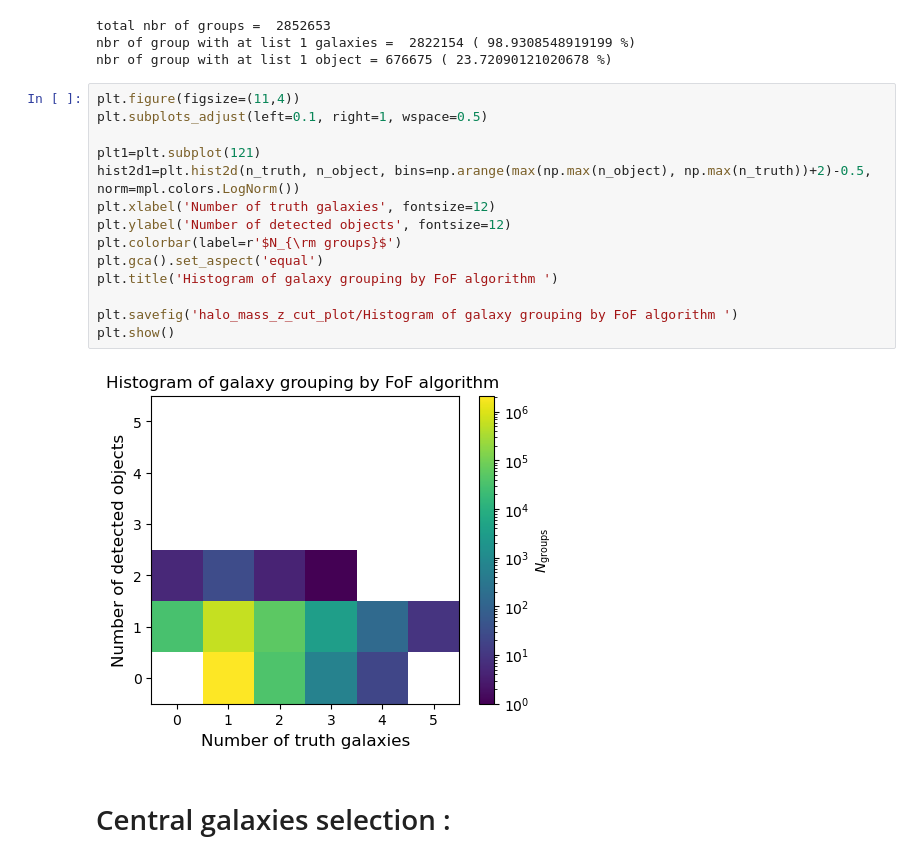
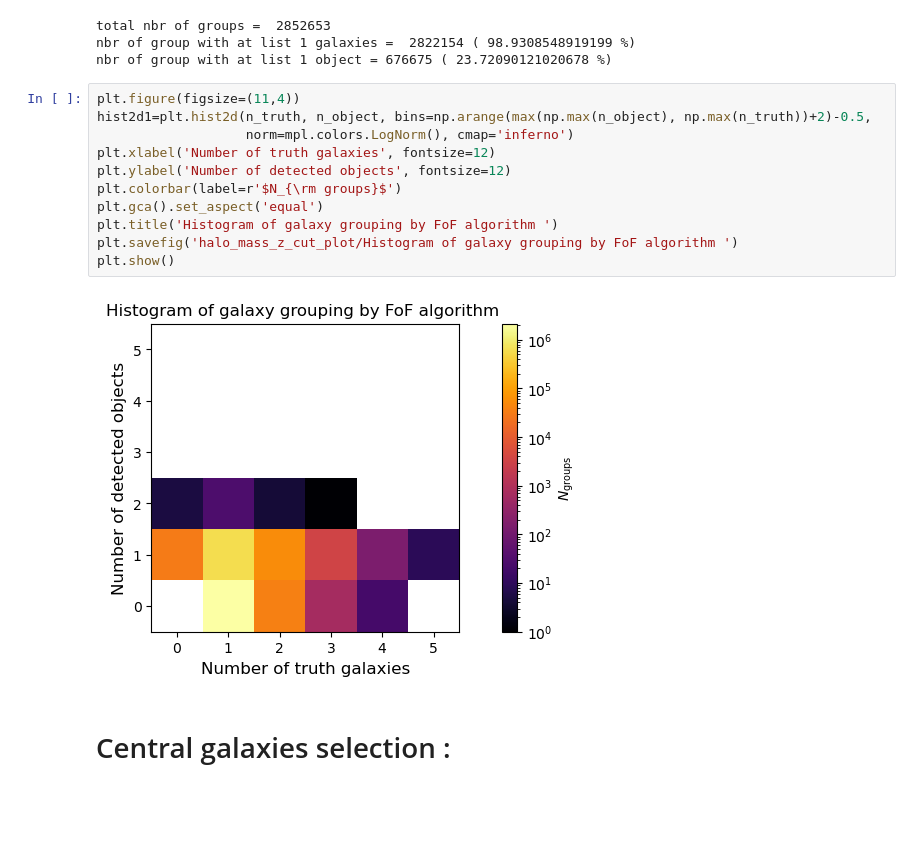
Before and after one commit to GabrielFrugier/stage_LSST, a Jupyter notebook: halo_mass_z_cut_study.ipynb, the cells around one changed output. Saved outputs shown, nothing was run; the diff lists cells and outputs as text; blank space fills up the shorter version.

```diff
--- a/halo_mass_z_cut_study.ipynb
+++ b/halo_mass_z_cut_study.ipynb
@@ -212,20 +212,17 @@ nbr of group with at list 1 galaxies =  2822154 ( 98.9308548919199 %)
 nbr of group with at list 1 object = 676675 ( 23.72090121020678 %)
 # %%
 plt.figure(figsize=(11,4))
-plt.subplots_adjust(left=0.1, right=1, wspace=0.5)
-
-plt1=plt.subplot(121)
-hist2d1=plt.hist2d(n_truth, n_object, bins=np.arange(max(np.max(n_object), np.max(n_truth))+2)-0.5, norm=mpl.colors.LogNorm())
+hist2d1=plt.hist2d(n_truth, n_object, bins=np.arange(max(np.max(n_object), np.max(n_truth))+2)-0.5,
+                   norm=mpl.colors.LogNorm(), cmap='inferno')
 plt.xlabel('Number of truth galaxies', fontsize=12)
 plt.ylabel('Number of detected objects', fontsize=12)
 plt.colorbar(label=r'$N_{\rm groups}$')
 plt.gca().set_aspect('equal')
 plt.title('Histogram of galaxy grouping by FoF algorithm ')
-
 plt.savefig('halo_mass_z_cut_plot/Histogram of galaxy grouping by FoF algorithm ')
 plt.show()
 # %% [output]
-[figure, old version]
+[figure, new version]
 # %% [markdown]
 # Central galaxies selection :
 # %%
```
Also changed, not shown: parts of 18 cells of this notebook, 9 other files.
